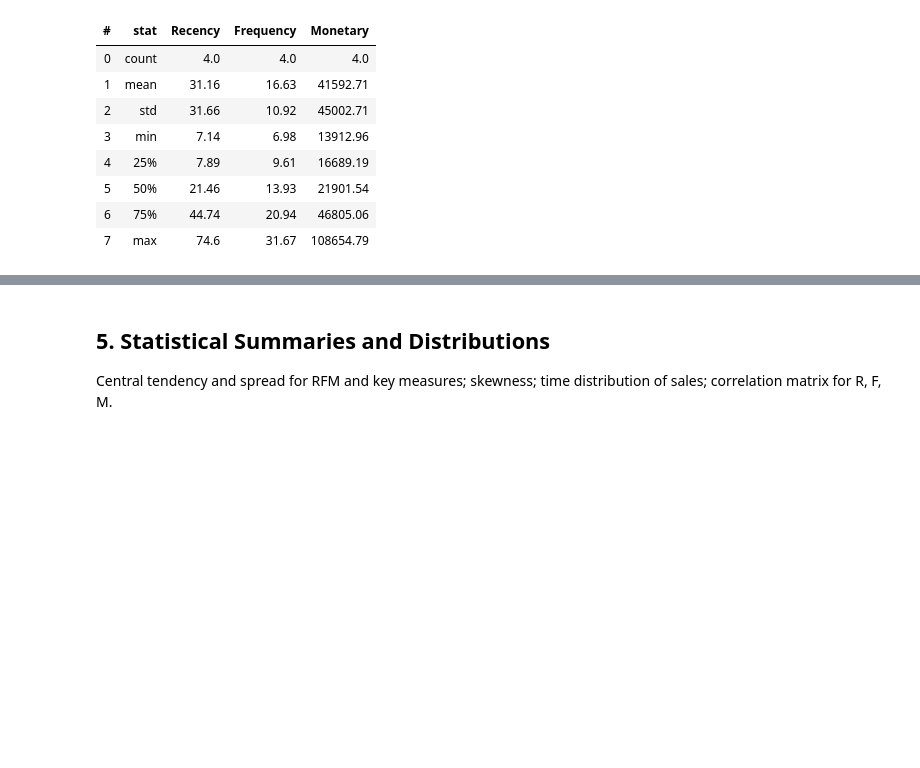
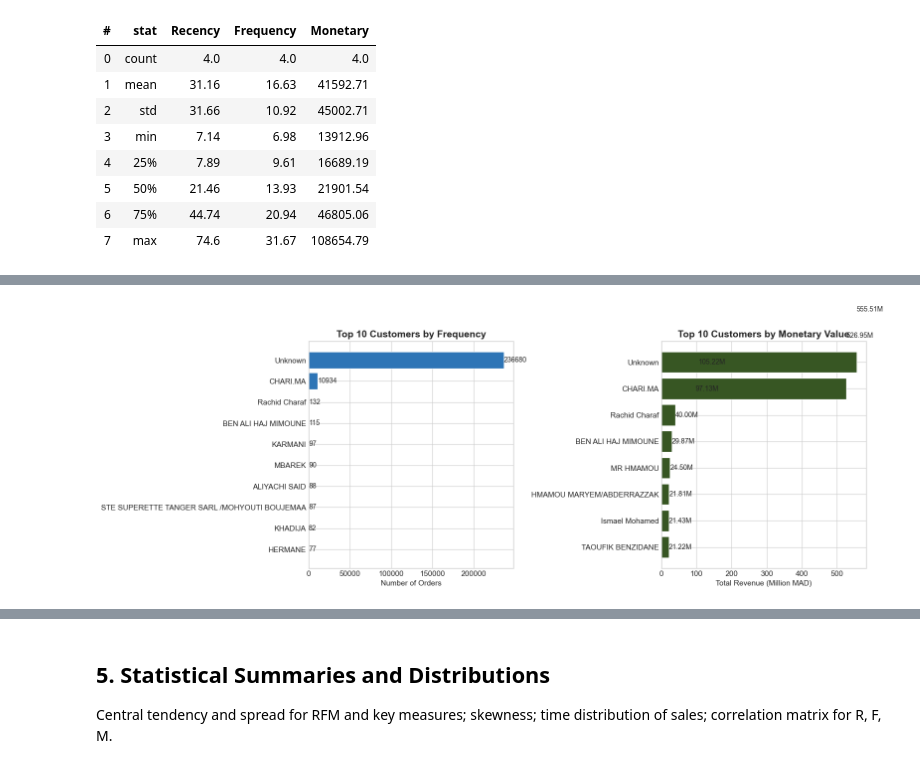
Before and after one commit to Symooomzip/dislogpfe, a Jupyter notebook: notebooks/02_eda.ipynb, the cells around one changed output, grey strips where cells are left out. Saved outputs shown, nothing was run; the diff lists cells and outputs as text; code cells hidden in the pictures; blank space fills up the shorter version.

```diff
--- a/notebooks/02_eda.ipynb
+++ b/notebooks/02_eda.ipynb
@@ -642,3 +578,36 @@ Numeric Summary
+# %%
+# Top customers by Frequency and by Monetary
+rfm_cust = df_rfm.merge(
+    df_dim_customer[['CustomerKey', 'AccountID', 'AccountName', 'RegionDescription', 'SectorDescription']],
+    on='CustomerKey', how='left'
+)
+top_freq = rfm_cust.nlargest(10, 'Frequency').reset_index(drop=True)
+top_mon  = rfm_cust.nlargest(10, 'Monetary').reset_index(drop=True)
+
+# Use AccountName if available, fall back to AccountID
+top_freq['Label'] = top_freq['AccountName'].fillna(top_freq['AccountID'].astype(str))
+top_mon['Label']  = top_mon['AccountName'].fillna(top_mon['AccountID'].astype(str))
+
+fig, axes = plt.subplots(1, 2, figsize=(16, 6))
+
+# Frequency
+axes[0].barh(top_freq['Label'][::-1], top_freq['Frequency'][::-1], color='#2E75B6', edgecolor='white')
+axes[0].set_title('Top 10 Customers by Frequency', fontsize=14, fontweight='bold')
+axes[0].set_xlabel('Number of Orders')
+for i, v in enumerate(top_freq['Frequency'][::-1]):
+    axes[0].text(v + 0.3, i, str(int(v)), va='center', fontsize=10)
+
+# Monetary
+axes[1].barh(top_mon['Label'][::-1], top_mon['Monetary'][::-1] / 1e6, color='#375623', edgecolor='white')
+axes[1].set_title('Top 10 Customers by Monetary Value', fontsize=14, fontweight='bold')
+axes[1].set_xlabel('Total Revenue (Million MAD)')
+for i, v in enumerate(top_mon['Monetary'][::-1] / 1e6):
+    axes[1].text(v + 0.01, i, f'{v:.2f}M', va='center', fontsize=10)
+
+plt.tight_layout()
+plt.show()
+# %% [output]
+[figure, added]
 # %%
 # Revenue and order count by Region and Sector
 sales_by_region = (
```
Also changed, not shown: parts of 7 cells of this notebook, 5 other files.
